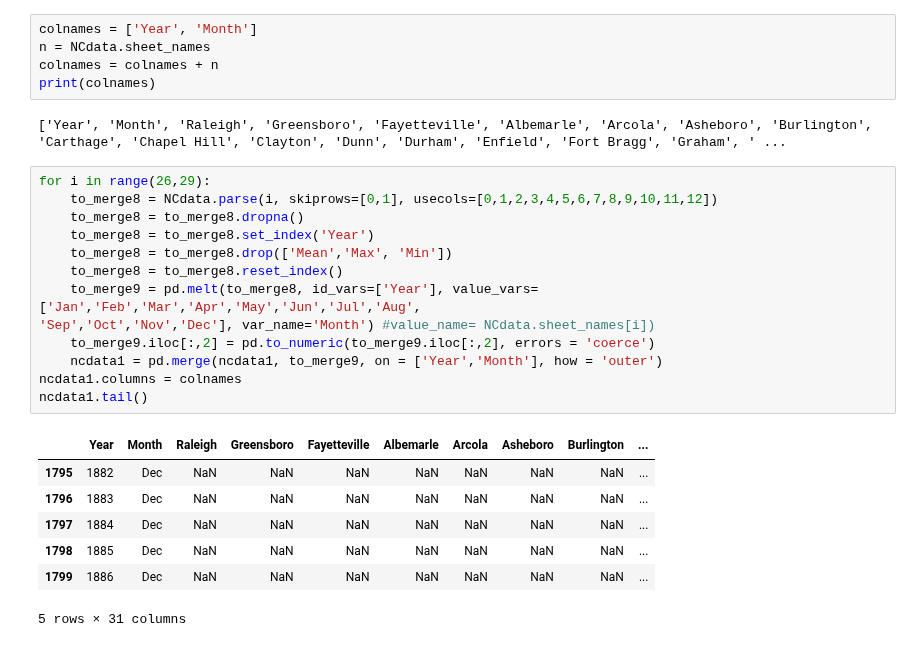
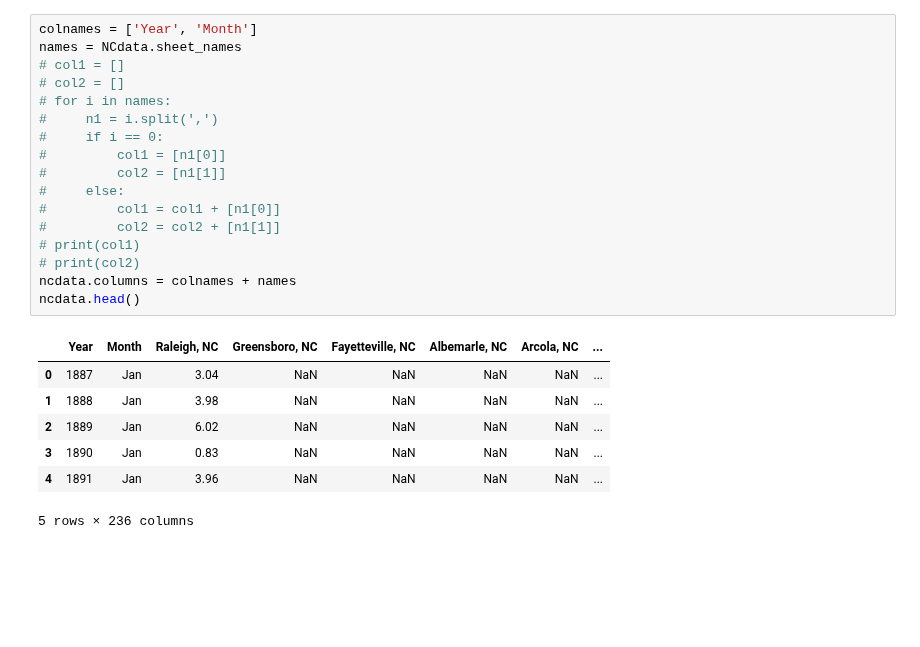
Before and after one commit to lilfetz22/NCRainfallPredictions_CAP1, a Jupyter notebook: Capstone Project 1.ipynb, the cells around one changed output. Cells and saved outputs as stored; diff of their text form; blank space fills up the shorter version.

```diff
--- a/Capstone Project 1.ipynb
+++ b/Capstone Project 1.ipynb
@@ -130,29 +33,26 @@ ncdata1.tail()
-# %%
-colnames = ['Year', 'Month']
-n = NCdata.sheet_names
-colnames = colnames + n
-print(colnames)
-# %% [output]
-['Year', 'Month', 'Raleigh', 'Greensboro', 'Fayetteville', 'Albemarle', 'Arcola', 'Asheboro', 'Burlington', 'Carthage', 'Chapel Hill', 'Clayton', 'Dunn', 'Durham', 'Enfield', 'Fort Bragg', 'Graham', ' ...
-# %%
-for i in range(26,29):
-    to_merge8 = NCdata.parse(i, skiprows=[0,1], usecols=[0,1,2,3,4,5,6,7,8,9,10,11,12])
-    to_merge8 = to_merge8.dropna()
-    to_merge8 = to_merge8.set_index('Year')
-    to_merge8 = to_merge8.drop(['Mean','Max', 'Min'])
-    to_merge8 = to_merge8.reset_index()
-    to_merge9 = pd.melt(to_merge8, id_vars=['Year'], value_vars=['Jan','Feb','Mar','Apr','May','Jun','Jul','Aug',
-'Sep','Oct','Nov','Dec'], var_name='Month') #value_name= NCdata.sheet_names[i])
-    to_merge9.iloc[:,2] = pd.to_numeric(to_merge9.iloc[:,2], errors = 'coerce')
-    ncdata1 = pd.merge(ncdata1, to_merge9, on = ['Year','Month'], how = 'outer')
-ncdata1.columns = colnames
-ncdata1.tail()
-# %% [output]
-|  | Year | Month | Raleigh | Greensboro | Fayetteville | Albemarle | Arcola | Asheboro | Burlington | ... |
-| 1795 | 1882 | Dec | NaN | NaN | NaN | NaN | NaN | NaN | NaN | ... |
-| 1796 | 1883 | Dec | NaN | NaN | NaN | NaN | NaN | NaN | NaN | ... |
-| 1797 | 1884 | Dec | NaN | NaN | NaN | NaN | NaN | NaN | NaN | ... |
-| 1798 | 1885 | Dec | NaN | NaN | NaN | NaN | NaN | NaN | NaN | ... |
-| 1799 | 1886 | Dec | NaN | NaN | NaN | NaN | NaN | NaN | NaN | ... |
-5 rows × 31 columns
+# %%
+colnames = ['Year', 'Month']
+names = NCdata.sheet_names
+# col1 = []
+# col2 = []
+# for i in names:
+#     n1 = i.split(',')
+#     if i == 0:
+#         col1 = [n1[0]]
+#         col2 = [n1[1]]
+#     else:
+#         col1 = col1 + [n1[0]]
+#         col2 = col2 + [n1[1]]
+# print(col1)
+# print(col2)
+ncdata.columns = colnames + names
+ncdata.head()
+# %% [output]
+|  | Year | Month | Raleigh, NC | Greensboro, NC | Fayetteville, NC | Albemarle, NC | Arcola, NC | ... |
+| 0 | 1887 | Jan | 3.04 | NaN | NaN | NaN | NaN | ... |
+| 1 | 1888 | Jan | 3.98 | NaN | NaN | NaN | NaN | ... |
+| 2 | 1889 | Jan | 6.02 | NaN | NaN | NaN | NaN | ... |
+| 3 | 1890 | Jan | 0.83 | NaN | NaN | NaN | NaN | ... |
+| 4 | 1891 | Jan | 3.96 | NaN | NaN | NaN | NaN | ... |
+5 rows × 236 columns
 # %%
```
Also changed, not shown: parts of 20 cells of this notebook.
